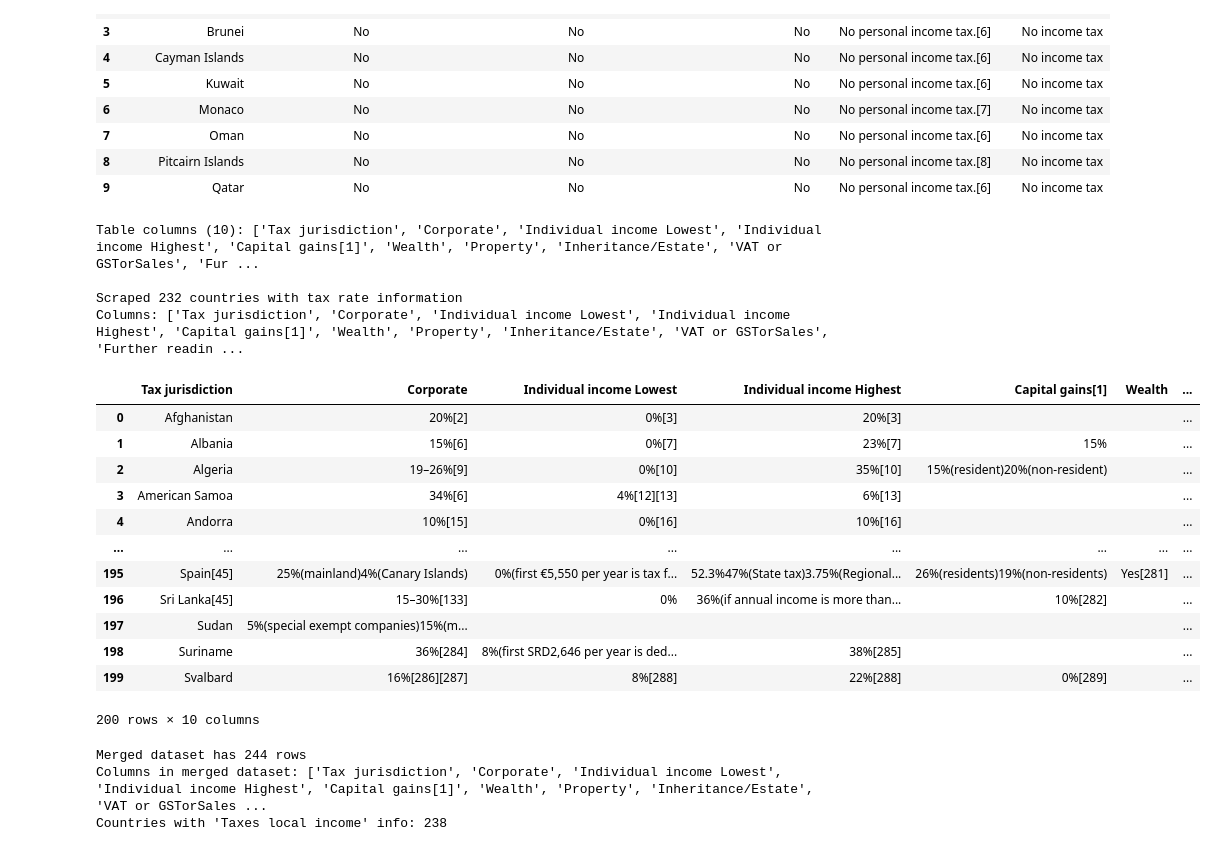
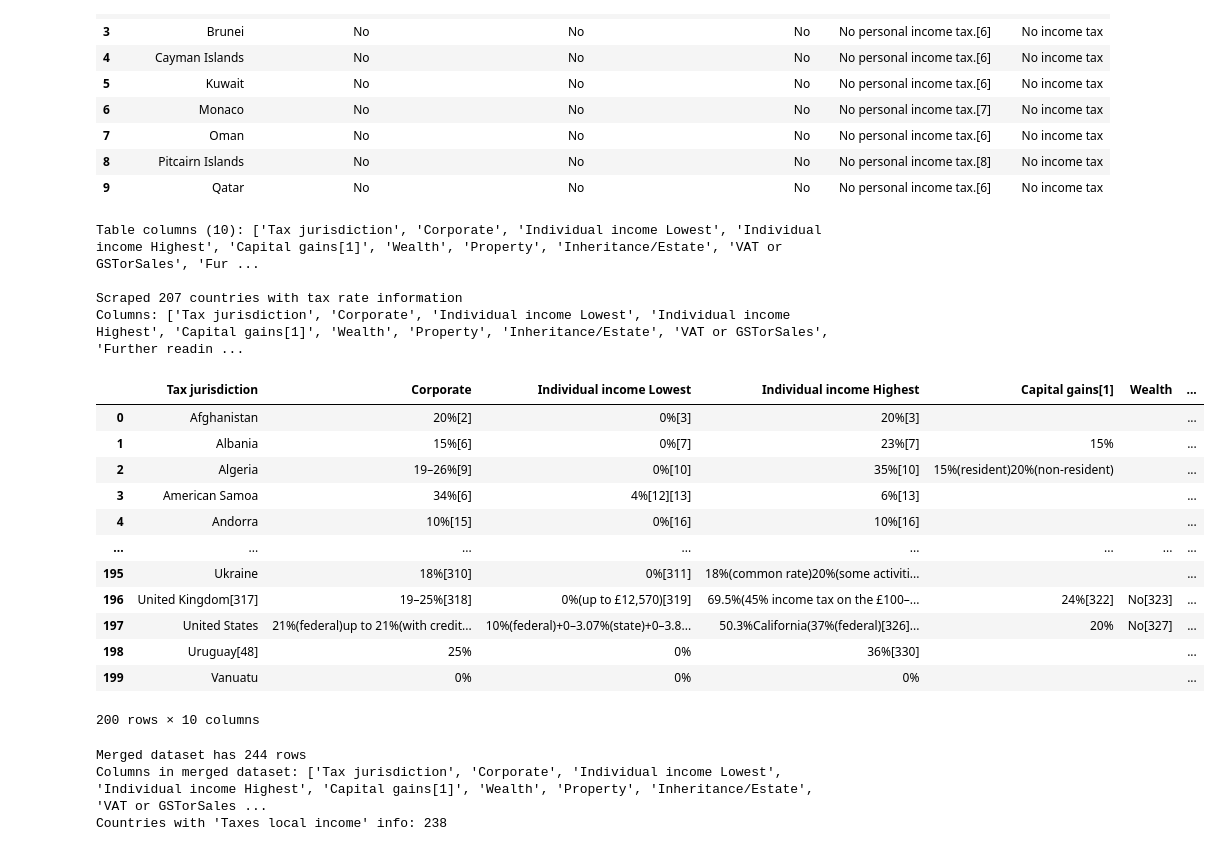
Before and after one commit to juanxgi83/juanxgi83.github.io, a Jupyter notebook: jupyter_notebooks/world_taxation_scraping.ipynb, the cells around one changed output. Cells and saved outputs as stored; diff of their text form; code cells hidden in the pictures.

```diff
--- a/jupyter_notebooks/world_taxation_scraping.ipynb
+++ b/jupyter_notebooks/world_taxation_scraping.ipynb
@@ -179,41 +179,40 @@ if table:
     print(f"Table columns ({len(columns)}): {columns}")
 
     # Process data rows - skip first 2 rows (headers)
     for row in rows[2:]:
         cells = row.find_all(['td', 'th'])
-        # Changed condition: only need at least 1 cell (the country name) instead of all columns
-        if len(cells) >= 1:
+        if len(cells) >= len(columns):
             country = cells[0].get_text(strip=True)
 
             # Only add valid country entries
             if country and len(country) > 2 and country.lower() not in ['country', 'jurisdiction', 'lowest', 'highest']:
                 row_data = {}
                 for i, col_name in enumerate(columns):
                     row_data[col_name] = cells[i].get_text(strip=True) if i < len(cells) else ''
 
                 tax_rates.append(row_data)
 
 df_tax_rates = pd.DataFrame(tax_rates)
 print(f"\nScraped {len(df_tax_rates)} countries with tax rate information")
 print(f"Columns: {list(df_tax_rates.columns)}")
 df_tax_rates.head(200)
 # %% [output]
 Table columns (10): ['Tax jurisdiction', 'Corporate', 'Individual income Lowest', 'Individual income Highest', 'Capital gains[1]', 'Wealth', 'Property', 'Inheritance/Estate', 'VAT or GSTorSales', 'Fur ...
 
-Scraped 232 countries with tax rate information
+Scraped 207 countries with tax rate information
 Columns: ['Tax jurisdiction', 'Corporate', 'Individual income Lowest', 'Individual income Highest', 'Capital gains[1]', 'Wealth', 'Property', 'Inheritance/Estate', 'VAT or GSTorSales', 'Further readin ...
 |  | Tax jurisdiction | Corporate | Individual income Lowest | Individual income Highest | Capital gains[1] | Wealth | ... |
 | 0 | Afghanistan | 20%[2] | 0%[3] | 20%[3] |  |  | ... |
 | 1 | Albania | 15%[6] | 0%[7] | 23%[7] | 15% |  | ... |
 | 2 | Algeria | 19–26%[9] | 0%[10] | 35%[10] | 15%(resident)20%(non-resident) |  | ... |
 | 3 | American Samoa | 34%[6] | 4%[12][13] | 6%[13] |  |  | ... |
 | 4 | Andorra | 10%[15] | 0%[16] | 10%[16] |  |  | ... |
 | ... | ... | ... | ... | ... | ... | ... | ... |
-| 195 | Spain[45] | 25%(mainland)4%(Canary Islands) | 0%(first €5,550 per year is tax f... | 52.3%47%(State tax)3.75%(Regional... | 26%(residents)19%(non-residents) | Yes[281] | ... |
-| 196 | Sri Lanka[45] | 15–30%[133] | 0% | 36%(if annual income is more than... | 10%[282] |  | ... |
-| 197 | Sudan | 5%(special exempt companies)15%(m... |  |  |  |  | ... |
-| 198 | Suriname | 36%[284] | 8%(first SRD2,646 per year is ded... | 38%[285] |  |  | ... |
-| 199 | Svalbard | 16%[286][287] | 8%[288] | 22%[288] | 0%[289] |  | ... |
+| 195 | Ukraine | 18%[310] | 0%[311] | 18%(common rate)20%(some activiti... |  |  | ... |
+| 196 | United Kingdom[317] | 19–25%[318] | 0%(up to £12,570)[319] | 69.5%(45% income tax on the £100–... | 24%[322] | No[323] | ... |
+| 197 | United States | 21%(federal)up to 21%(with credit... | 10%(federal)+0–3.07%(state)+0–3.8... | 50.3%California(37%(federal)[326]... | 20% | No[327] | ... |
+| 198 | Uruguay[48] | 25% | 0% | 36%[330] |  |  | ... |
+| 199 | Vanuatu | 0% | 0% | 0% |  |  | ... |
 200 rows × 10 columns
 # %%
 # Clean and standardize country names for merging
```
